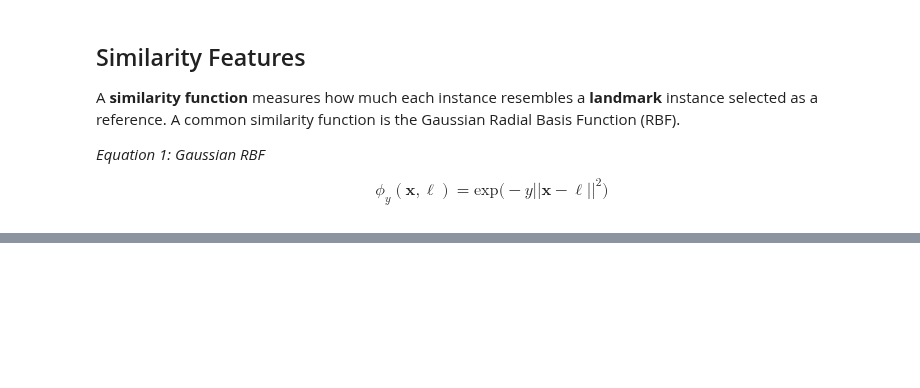
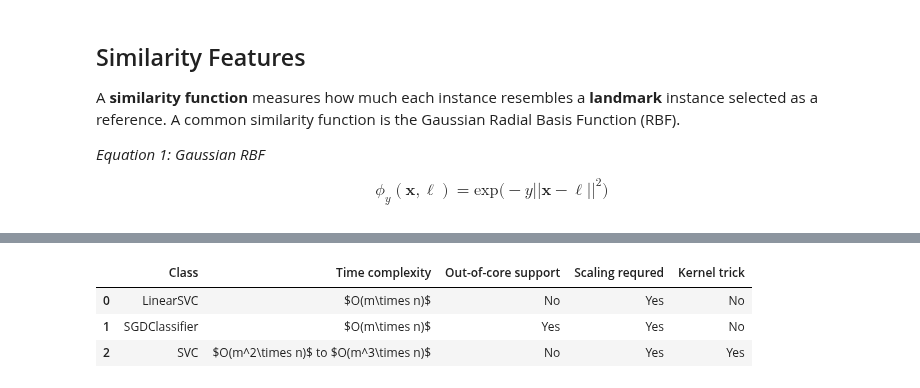
Before and after one commit to codywill/ml-sandbox, a Jupyter notebook: hands-on/Chapter 5 - Support Vector Machines.ipynb, the cells around one changed output, grey strips where cells are left out. Saved outputs shown, nothing was run; the diff lists cells and outputs as text; code cells hidden in the pictures; blank space fills up the shorter version.

```diff
--- a/hands-on/Chapter 5 - Support Vector Machines.ipynb
+++ b/hands-on/Chapter 5 - Support Vector Machines.ipynb
@@ -259,0 +310,15 @@ plt.axis([-0.1, 1.1, -0.1, 1.1])
+# %%
+import pandas as pd
+from io import StringIO
+
+compared = StringIO(r"""Class,Time complexity,Out-of-core support,Scaling requred,Kernel trick
+LinearSVC,$O(m\times n)$,No,Yes,No
+SGDClassifier,$O(m\times n)$,Yes,Yes,No
+SVC,$O(m^2\times n)$ to $O(m^3\times n)$,No,Yes,Yes
+""")
+pd.read_csv(compared)
+# %% [output]
+|  | Class | Time complexity | Out-of-core support | Scaling requred | Kernel trick |
+| 0 | LinearSVC | $O(m\times n)$ | No | Yes | No |
+| 1 | SGDClassifier | $O(m\times n)$ | Yes | Yes | No |
+| 2 | SVC | $O(m^2\times n)$ to $O(m^3\times n)$ | No | Yes | Yes |
```
Also changed, not shown: parts of 10 cells of this notebook.
